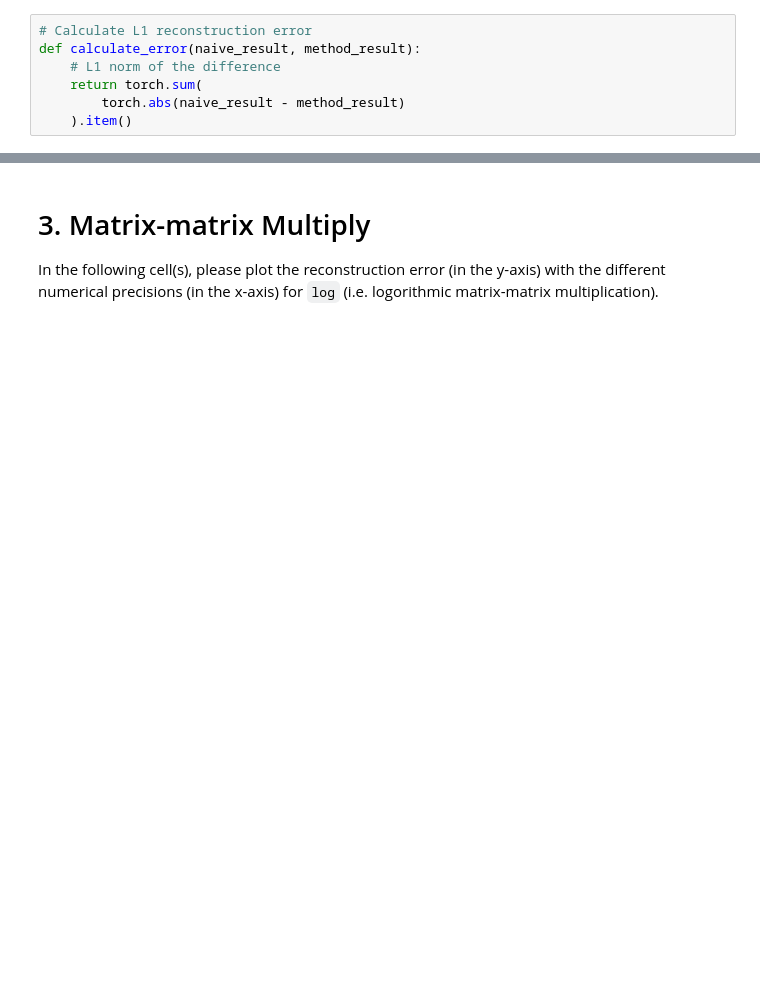
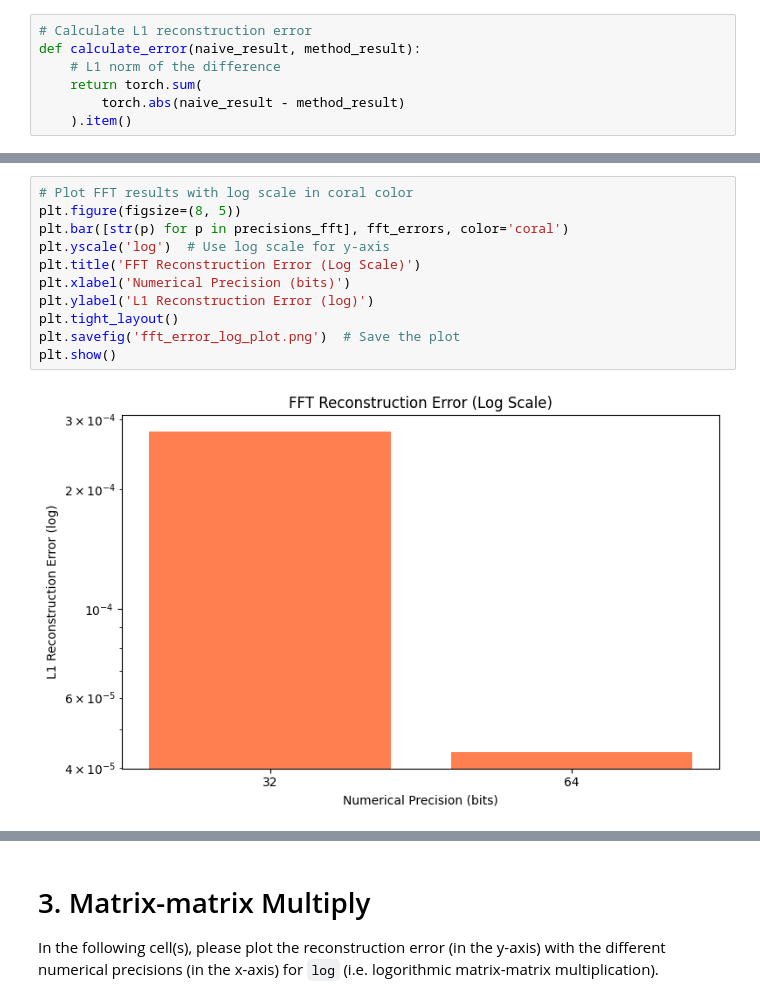
Before and after one commit to AaronGoldblatt/efficient-neural-network-numerics, a Jupyter notebook: 1-numerical_precision.ipynb, the cells around one changed output, grey strips where cells are left out. Drawn from its saved outputs; the diff is of its cells as text; blank space fills up the shorter version.

```diff
--- a/1-numerical_precision.ipynb
+++ b/1-numerical_precision.ipynb
@@ -151,0 +247,13 @@ plt.show()
+# %%
+# Plot FFT results with log scale in coral color
+plt.figure(figsize=(8, 5))
+plt.bar([str(p) for p in precisions_fft], fft_errors, color='coral')
+plt.yscale('log')  # Use log scale for y-axis
+plt.title('FFT Reconstruction Error (Log Scale)')
+plt.xlabel('Numerical Precision (bits)')
+plt.ylabel('L1 Reconstruction Error (log)')
+plt.tight_layout()
+plt.savefig('fft_error_log_plot.png')  # Save the plot
+plt.show()
+# %% [output]
+[figure, added]
```
Also changed, not shown: parts of 19 cells of this notebook.
